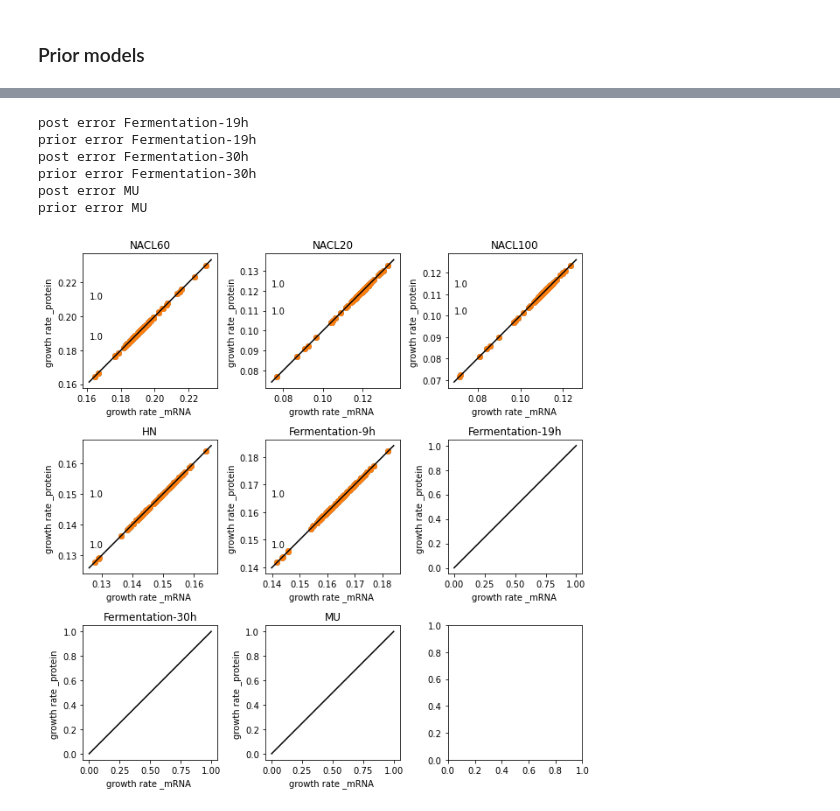
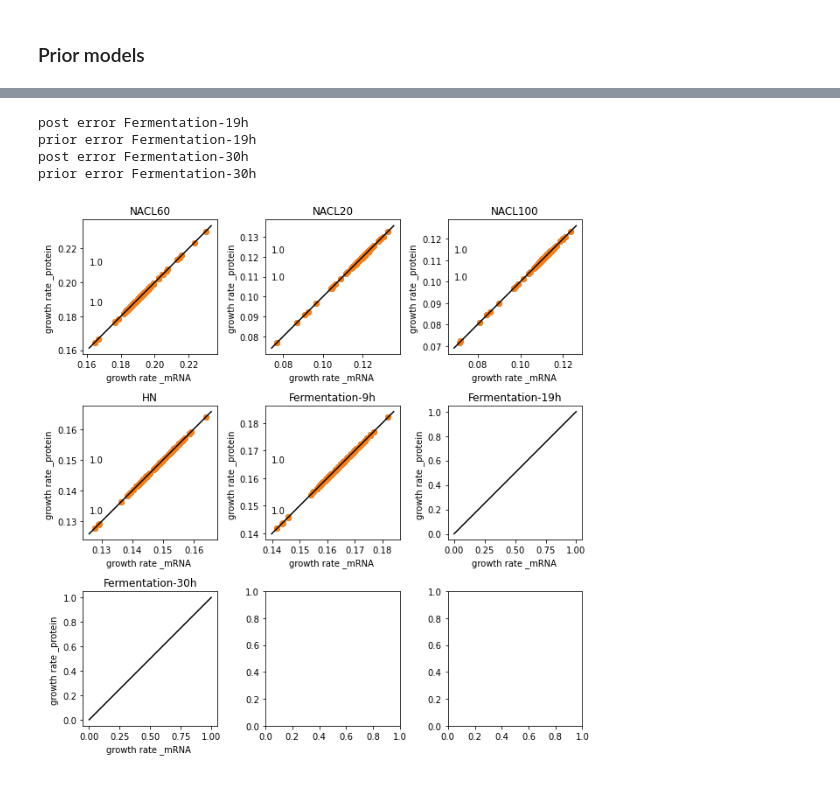
Before and after one commit to SysBioChalmers/Halo-GEM, a Jupyter notebook: ComplementaryScripts/EnzymeConstrainedModelRecon/Scripts/validate_on_unseen_omics_mRNA.ipynb, the cells around one changed output, grey strips where cells are left out. Cells and saved outputs as stored; diff of their text form; code cells hidden in the pictures.

```diff
--- a/ComplementaryScripts/EnzymeConstrainedModelRecon/Scripts/validate_on_unseen_omics_mRNA.ipynb
+++ b/ComplementaryScripts/EnzymeConstrainedModelRecon/Scripts/validate_on_unseen_omics_mRNA.ipynb
@@ -19,7 +19,7 @@ results02 = pickle.load(open('../Results/smc_abc_light_step_02.pkl','rb'))
 # results03 = pickle.load(open('../Results/smc_abc_light_step_03.pkl','rb'))
 # %%
 dffrac_pro = pd.read_csv('../Results/protein_abundance_go_slim_level_uniq_asc.csv',index_col=0)
-dffrac_mRNA = pd.read_excel('../proteomics/mRNA_abundance_go_slim.xlsx', sheet_name='Proteome',index_col=0, header=0)
+dffrac_mRNA = pd.read_excel('../proteomics/mRNA_abundance_go_slim-20201124.xlsx', sheet_name='mRNA',index_col=0, header=0)
 
 dftot = pd.read_csv('../proteomics/total_protein_abandance_mean.csv',index_col=0)
 dfpheno = pd.read_csv('../proteomics/phynotype.csv',index_col=0,comment='#')
@@ -33,6 +33,8 @@ for cond_id in dftot.index:
         test_conds.append(cond_id)
         dfpheno.loc[cond_id,'P3HB'] = 0
 print(test_conds)
+test_conds.remove('MU')
+print(test_conds)
 # %% [output]
 ['NACL20', 'NACL100', 'MU']
 # %%
@@ -157,12 +159,12 @@ Results with pha ngam:
 # %%
 pickle.dump([step02_results_prior,0],open('../Results/validation_growth_on_unused_conditions_mRNA_prior.pkl','wb'))
 # %%
-# [val02_mRNA,_] = pickle.load(open('../Results/validation_growth_on_unused_conditions_mRNA.pkl','rb'))
-# [val_prior02_mRNA,_] = pickle.load(open('../Results/validation_growth_on_unused_conditions_mRNA_prior.pkl','rb'))
+[val02_mRNA,_] = pickle.load(open('../Results/validation_growth_on_unused_conditions_mRNA.pkl','rb'))
+[val_prior02_mRNA,_] = pickle.load(open('../Results/validation_growth_on_unused_conditions_mRNA_prior.pkl','rb'))
+# val02_mRNA = step02_results
+# val_prior02_mRNA = step02_results_prior
 
 
-val02_mRNA = step02_results
-val_prior02_mRNA = step02_results_prior
 
 def collect_data(res):
     res_with = {}
@@ -239,6 +241,8 @@ fig, axs = plt.subplots(3, 3, figsize=(6, 6))
 lim = [-1,9]
 
 for i,cond_id in enumerate(dftot.index):
+    if cond_id=='MU':
+        continue
     ax_i = axs[i//3,i%3]
     x_i = dffrac_mRNA['MassFrac_'+cond_id]
     y_i = dffrac_pro['MassFrac_'+cond_id]
@@ -270,35 +274,35 @@ fig, axs = plt.subplots(3, 3, figsize=(9, 9))
 lim = [-1,9]
 
 for i,cond_id in enumerate(dftot.index):
+    if cond_id=='MU':
+        continue
     ax_i = axs[i//3,i%3]
     x_i = post_data02_pro[i]
     y_i = post_data02_mRNA[i]
     try:
         ax_i.scatter(x_i,y_i)
         ax_i.text(ax_i.get_xlim()[0], ax_i.get_ylim()[1]*0.9, r2_score(x_i,y_i))
     except:
         print('post error',cond_id)
     x_ii = prior_data02_pro[i]
     y_ii = prior_data02_mRNA[i]
     try:
         ax_i.scatter(x_i,y_i)
         ax_i.text(ax_i.get_xlim()[0], ax_i.get_ylim()[1]*0.8, r2_score(x_i,y_i))
     except:
         print('prior error',cond_id)
     lim = [min(ax_i.get_ylim()[0],ax_i.get_xlim()[0]),max(ax_i.get_ylim()[1],ax_i.get_xlim()[1])]
 
     ax_i.plot(lim, lim, 'black')
 
     ax_i.set_xlabel('growth rate _mRNA ')
     ax_i.set_ylabel('growth rate _protein ')
     ax_i.set_title(cond_id)
 plt.tight_layout()
 plt.show()
 # %% [output]
 post error Fermentation-19h
 prior error Fermentation-19h
 post error Fermentation-30h
 prior error Fermentation-30h
-post error MU
-prior error MU
-[figure, old version]
+[figure, new version]
```
Also changed, not shown: parts of 6 cells of this notebook, 2 other files.
